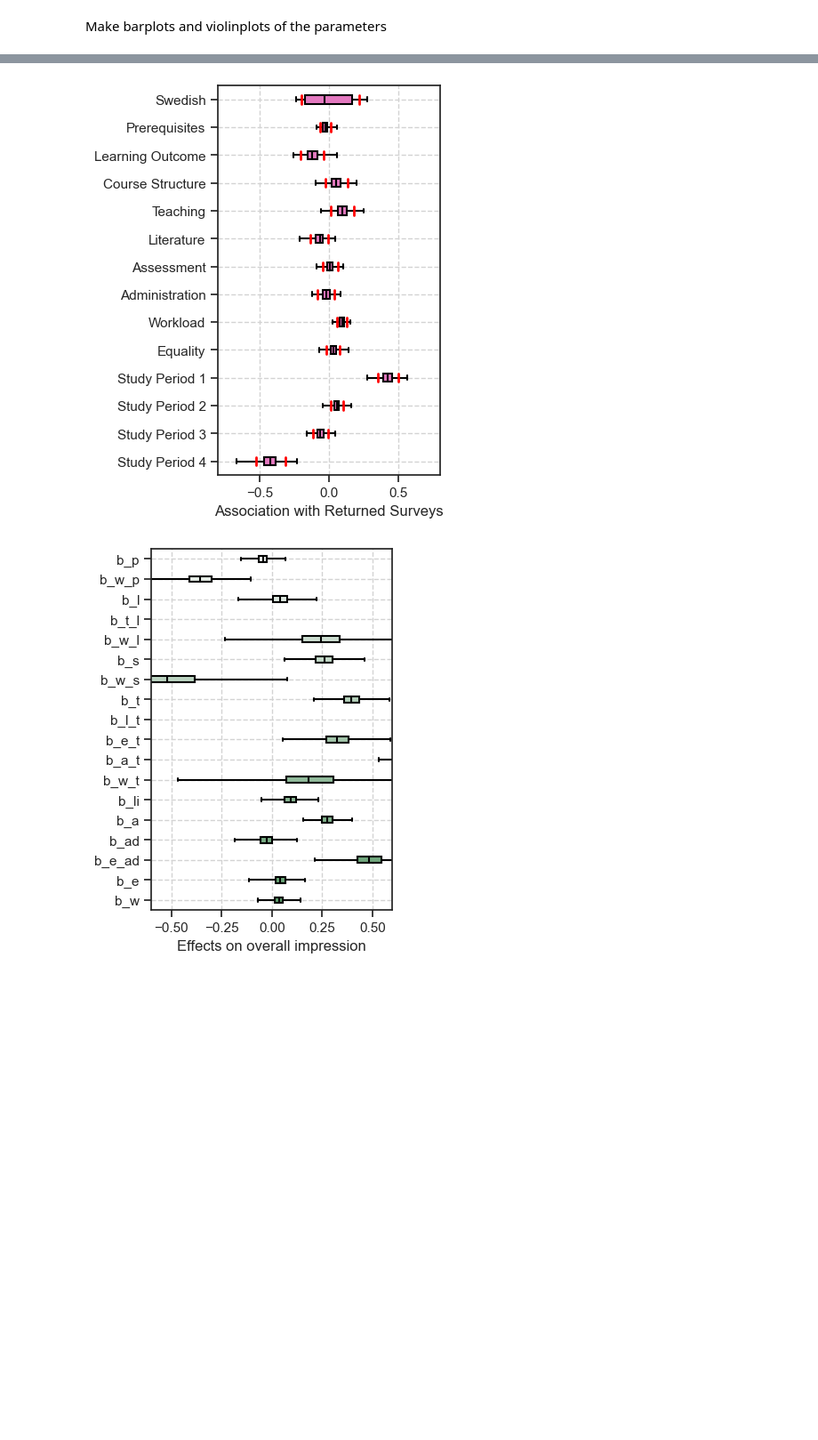
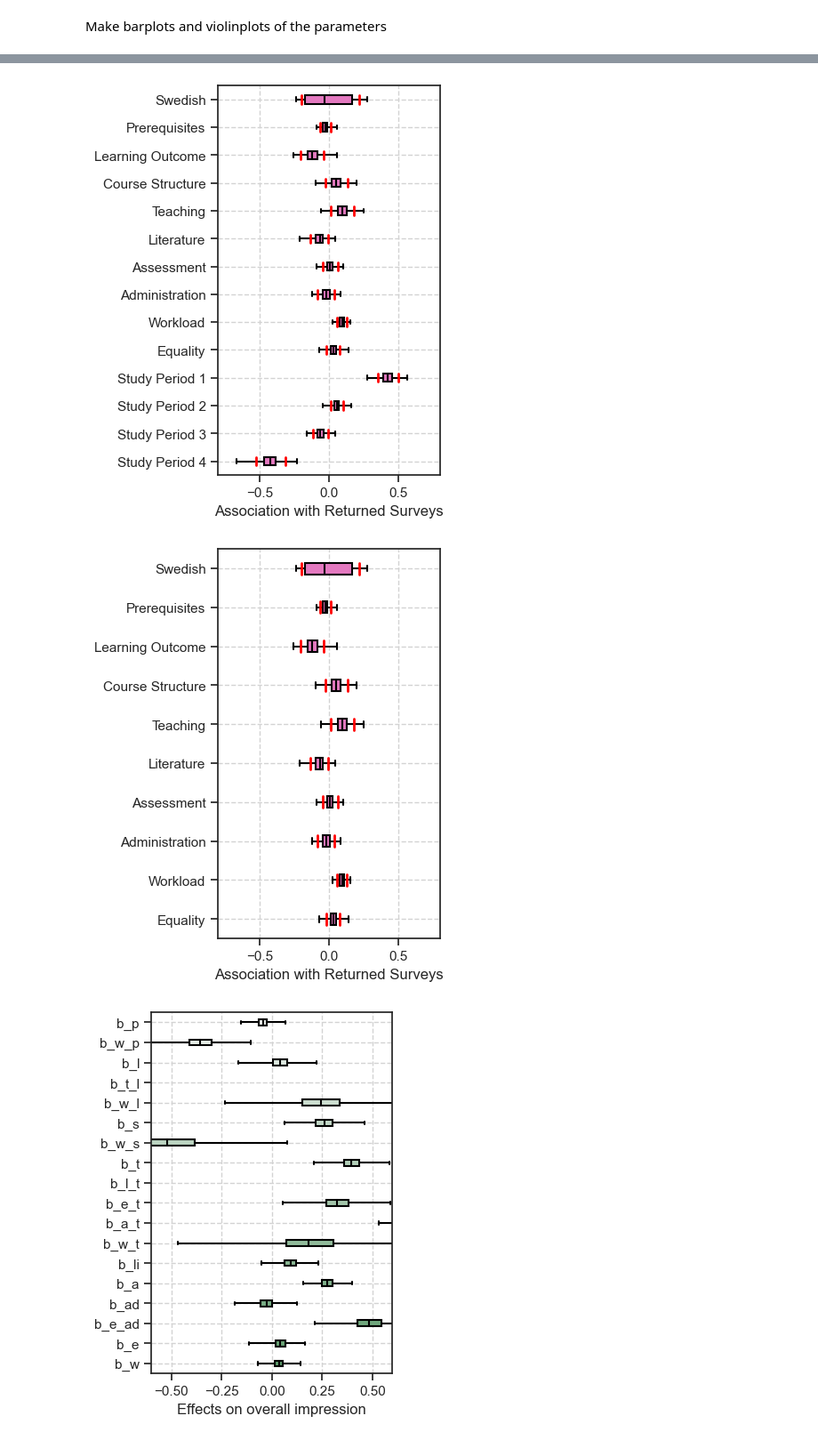
Before and after one commit to martinheyn/causal_course_eval, a Jupyter notebook: module_4_plotting.ipynb, the cells around one changed output, grey strips where cells are left out. Shown at 89% size. Cells and saved outputs as stored; diff of their text form; code cells hidden in the pictures; blank space fills up the shorter version.

```diff
--- a/module_4_plotting.ipynb
+++ b/module_4_plotting.ipynb
@@ -185,37 +185,38 @@ subvars = np.array_split(model_mreturn_1['a'], 4)
 model_mreturn_1['a_sp1'] = subvars[0].reset_index(drop=True)
 model_mreturn_1['a_sp2'] = subvars[1].reset_index(drop=True)
 model_mreturn_1['a_sp3'] = subvars[2].reset_index(drop=True)
 model_mreturn_1['a_sp4'] = subvars[3].reset_index(drop=True)
 model_mreturn_1_subset = model_mreturn_1.drop(columns=["a", "sigma", "model"])
 model_mreturn_1_subset.columns = ["Prerequisites", "Learning Outcome", "Course Structure", "Teaching", "Literature", "Assessment", "Administration", "Workload", "Equality", "Study Period 1", "Study Period 2", "Study Period 3", "Study Period 4"]
 plot_pretty_boxplot_multivar(model_mreturn_1_subset, "mreturn", -0.8, 0.8, 'Association with Returned Surveys', [husl_palette[10]])
 
-# For data mreturn
-model_mreturn_subset = model_mreturn.drop(columns=["sigma", "model"])
-model_mreturn_subset.columns = ["Swedish", "Prerequisites", "Learning Outcome", "Course Structure", "Teaching", "Literature", "Assessment", "Administration", "Workload", "Equality"]
-plot_pretty_boxplot_multivar(model_mreturn_subset, "mreturn", -0.8, 0.8, 'Association with Returned Surveys', [husl_palette[10]])
 
 # For data mreturn complete
 model_mreturn['a_sp1'] = model_mreturn_1['a_sp1']
 model_mreturn['a_sp2'] = model_mreturn_1['a_sp2']
 model_mreturn['a_sp3'] = model_mreturn_1['a_sp3']
 model_mreturn['a_sp4'] = model_mreturn_1['a_sp4']
 model_mreturn_subset = model_mreturn.drop(columns=["sigma", "model"])
 model_mreturn_subset.columns = ["Swedish", "Prerequisites", "Learning Outcome", "Course Structure", "Teaching", "Literature", "Assessment", "Administration", "Workload", "Equality", "Study Period 1", "Study Period 2", "Study Period 3", "Study Period 4"]
 plot_pretty_boxplot_multivar(model_mreturn_subset, "mreturn", -0.8, 0.8, 'Association with Returned Surveys', [husl_palette[10]])
+
+model_mreturn_subset = model_mreturn.drop(columns=["sigma", "model", "a_sp1", "a_sp2", "a_sp3", "a_sp4"])
+model_mreturn_subset.columns = ["Swedish", "Prerequisites", "Learning Outcome", "Course Structure", "Teaching", "Literature", "Assessment", "Administration", "Workload", "Equality"]
+plot_pretty_boxplot_multivar(model_mreturn_subset, "mreturn", -0.8, 0.8, 'Association with Returned Surveys', [husl_palette[10]])
 # %% [output]
 [figure]
 [figure]
 [figure]
 [figure]
 [figure]
 [figure]
 [figure]
 [figure]
 [figure]
 [figure]
 [figure]
 [figure]
+[figure, added]
 # %%
 custom = {"grid.linestyle": "dashed", "grid.color": "lightgrey"}
 sns.set_theme(style="ticks", rc = custom)
```
Also changed, not shown: 1 other file.
